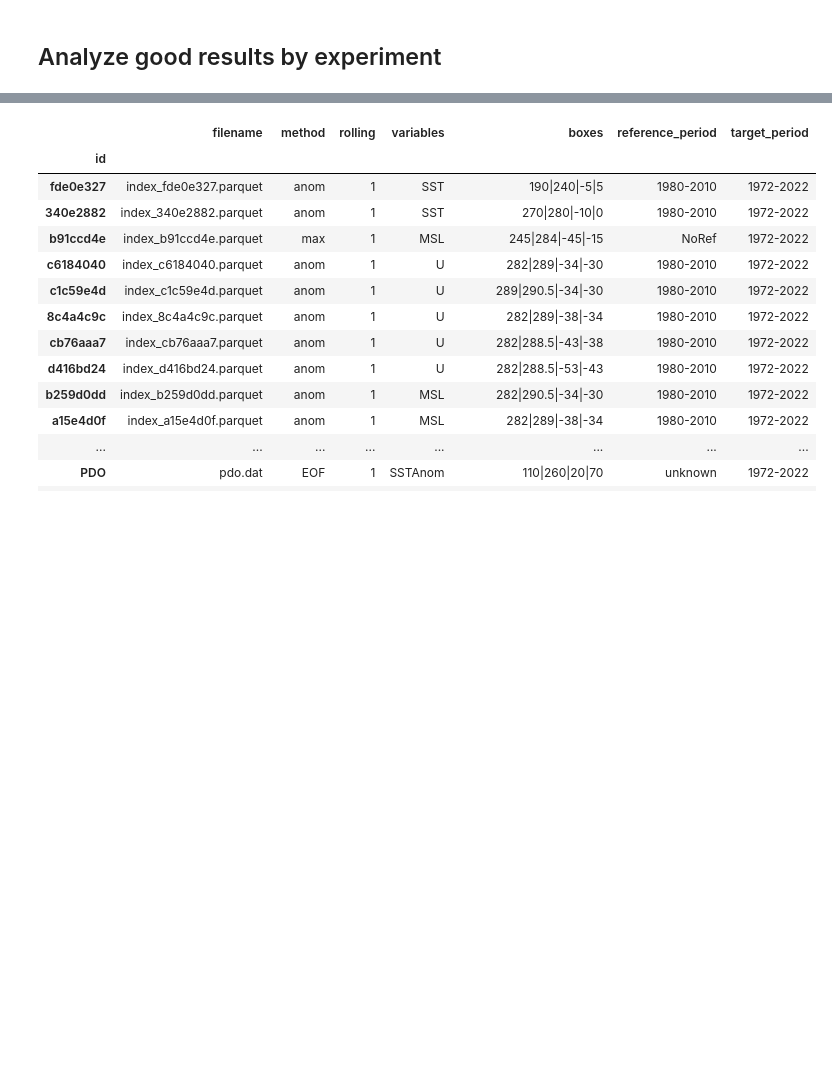
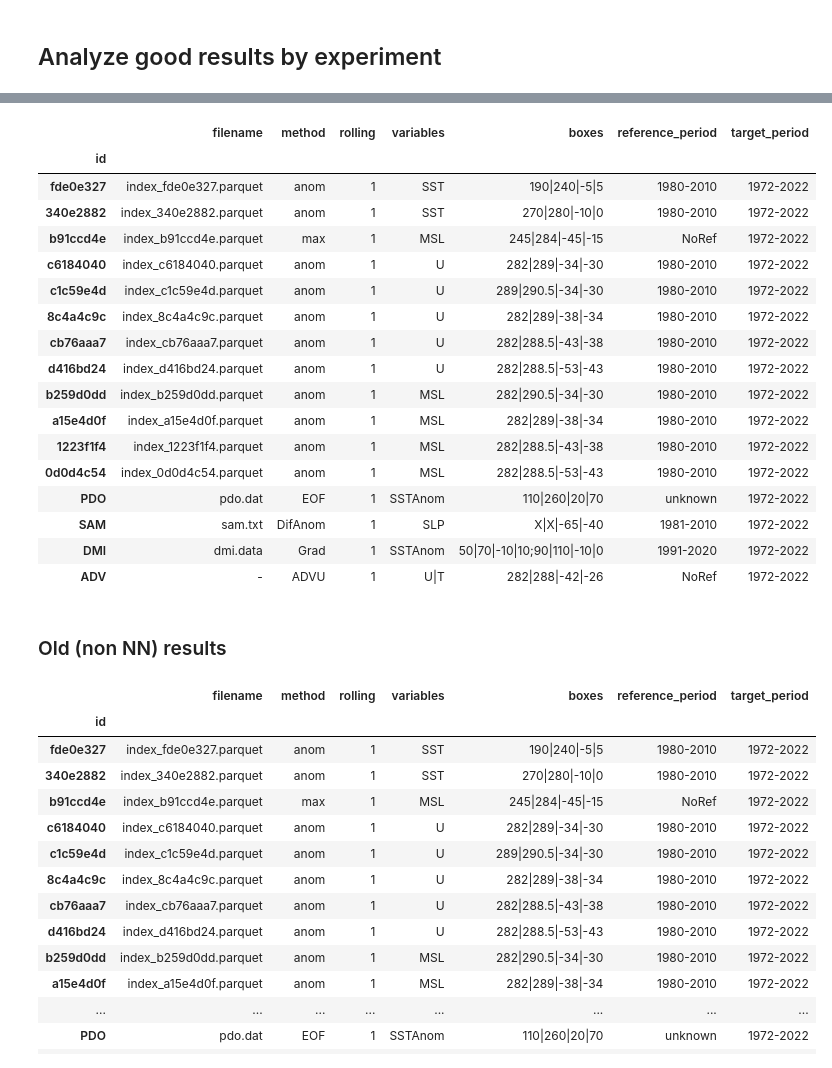
Before and after one commit to martinpavez/data, a Jupyter notebook: hw_extra/notebooks_prediction/climate_results.ipynb, the cells around one changed output, grey strips where cells are left out. Drawn from its saved outputs; the diff is of its cells as text; code cells hidden in the pictures; blank space fills up the shorter version.

```diff
--- a/hw_extra/notebooks_prediction/climate_results.ipynb
+++ b/hw_extra/notebooks_prediction/climate_results.ipynb
@@ -352,3 +414,26 @@ display_full(df[df["best_value"] > 0])
+# %%
+get_info_experiment("511854f2", metadata_exp_path=metadata_exp_path, metadata_index_path=my_indices_path, extra_indices_path=extra_indices_path)
+# %% [output]
+|  | filename | method | rolling | variables | boxes | reference_period | target_period |
+| id |  |  |  |  |  |  |  |
+| fde0e327 | index_fde0e327.parquet | anom | 1 | SST | 190|240|-5|5 | 1980-2010 | 1972-2022 |
+| 340e2882 | index_340e2882.parquet | anom | 1 | SST | 270|280|-10|0 | 1980-2010 | 1972-2022 |
+| b91ccd4e | index_b91ccd4e.parquet | max | 1 | MSL | 245|284|-45|-15 | NoRef | 1972-2022 |
+| c6184040 | index_c6184040.parquet | anom | 1 | U | 282|289|-34|-30 | 1980-2010 | 1972-2022 |
+| c1c59e4d | index_c1c59e4d.parquet | anom | 1 | U | 289|290.5|-34|-30 | 1980-2010 | 1972-2022 |
+| 8c4a4c9c | index_8c4a4c9c.parquet | anom | 1 | U | 282|289|-38|-34 | 1980-2010 | 1972-2022 |
+| cb76aaa7 | index_cb76aaa7.parquet | anom | 1 | U | 282|288.5|-43|-38 | 1980-2010 | 1972-2022 |
+| d416bd24 | index_d416bd24.parquet | anom | 1 | U | 282|288.5|-53|-43 | 1980-2010 | 1972-2022 |
+| b259d0dd | index_b259d0dd.parquet | anom | 1 | MSL | 282|290.5|-34|-30 | 1980-2010 | 1972-2022 |
+| a15e4d0f | index_a15e4d0f.parquet | anom | 1 | MSL | 282|289|-38|-34 | 1980-2010 | 1972-2022 |
+| 1223f1f4 | index_1223f1f4.parquet | anom | 1 | MSL | 282|288.5|-43|-38 | 1980-2010 | 1972-2022 |
+| 0d0d4c54 | index_0d0d4c54.parquet | anom | 1 | MSL | 282|288.5|-53|-43 | 1980-2010 | 1972-2022 |
+| PDO | pdo.dat | EOF | 1 | SSTAnom | 110|260|20|70 | unknown | 1972-2022 |
+| SAM | sam.txt | DifAnom | 1 | SLP | X|X|-65|-40 | 1981-2010 | 1972-2022 |
+| DMI | dmi.data | Grad | 1 | SSTAnom | 50|70|-10|10;90|110|-10|0 | 1991-2020 | 1972-2022 |
+| ADV | - | ADVU | 1 | U|T | 282|288|-42|-26 | NoRef | 1972-2022 |
+# %% [markdown]
+### Old (non NN) results
 # %%
 id = "9bd58418"
 season = 12
```
Also changed, not shown: parts of 10 cells of this notebook, 11 other files.
